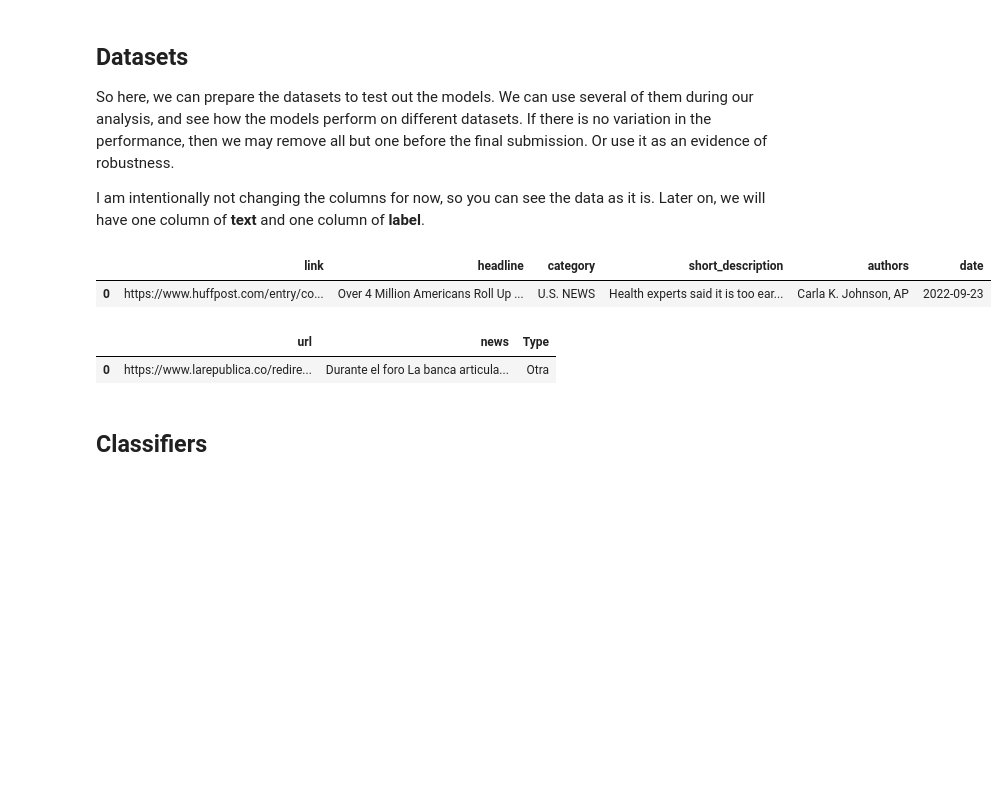
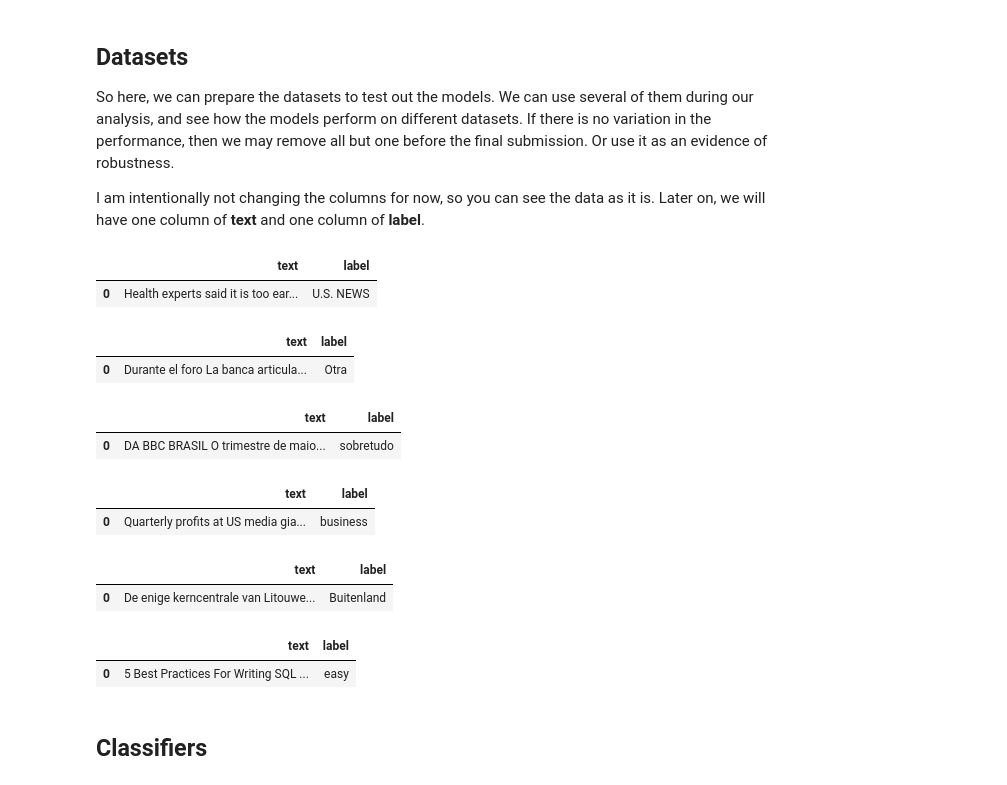
Before and after one commit to fds-2022-repo/final-project, a Jupyter notebook: main.ipynb, the cells around one changed output. Drawn from its saved outputs; the diff is of its cells as text; code cells hidden in the pictures; blank space fills up the shorter version.

Commit message:
Update
Added new data and some visualizations

```diff
--- a/main.ipynb
+++ b/main.ipynb
@@ -18,16 +18,56 @@ So here, we can prepare the datasets to test out the models. We can use several
 
 I am intentionally not changing the columns for now, so you can see the data as it is. Later on, we will have one column of **text** and one column of **label**.
 # %%
-# Data from Huffington Post, no null values
-huff_post = pd.read_json('data/huff_post.json', lines=True)
-huff_post.head(1)
+# Dataset 1 from Huffington Post
+huffpost = pd.read_json('data/huff_post.json', lines=True).dropna().reset_index()
+huffpost = huffpost[['short_description', 'category']]
+huffpost.columns = ['text', 'label']
+huffpost.head(1)
 # %% [output]
-|  | link | headline | category | short_description | authors | date |
-| 0 | https://www.huffpost.com/entry/co... | Over 4 Million Americans Roll Up ... | U.S. NEWS | Health experts said it is too ear... | Carla K. Johnson, AP | 2022-09-23 |
+|  | text | label |
+| 0 | Health experts said it is too ear... | U.S. NEWS |
 # %%
-# Data from Bancolombia, no null values
-bancolombia = pd.read_csv('data/bancolombia.csv')
+# Dataset 2 from Bancolombia
+bancolombia = pd.read_csv('data/bancolombia.csv').dropna().reset_index()
+bancolombia = bancolombia[['news', 'Type']]
+bancolombia.columns = ['text', 'label']
 bancolombia.head(1)
 # %% [output]
-|  | url | news | Type |
-| 0 | https://www.larepublica.co/redire... | Durante el foro La banca articula... | Otra |
+|  | text | label |
+| 0 | Durante el foro La banca articula... | Otra |
+# %%
+# Dataset 3 from Folha de Sao Paulo
+folha = pd.read_csv('data/folha.csv').dropna().reset_index()
+folha = folha[['text', 'category']]
+folha.columns = ['text', 'label']
+folha.head(1)
+# %% [output]
+|  | text | label |
+| 0 | DA BBC BRASIL O trimestre de maio... | sobretudo |
+# %%
+# Dataset 4 from BBC, no null values
+bbc = pd.read_csv('data/bbc.csv').dropna().reset_index()
+bbc = bbc[['content', 'category']]
+bbc.columns = ['text', 'label']
+bbc.head(1)
+# %% [output]
+|  | text | label |
+| 0 | Quarterly profits at US media gia... | business |
+# %%
+# Dataset 4 from NOS, no null values
+nos = pd.read_csv('data/nos.csv').dropna().reset_index()
+nos = nos[['content', 'category']]
+nos.columns = ['text', 'label']
+nos.head(1)
+# %% [output]
+|  | text | label |
+| 0 | De enige kerncentrale van Litouwe... | Buitenland |
+# %%
+# Dataset 5 from Geeks4Geeks, no null values
+geeks4geeks = pd.read_csv('data/geeks4geeks.csv').dropna().reset_index()
+geeks4geeks = geeks4geeks[['title', 'category']]
+geeks4geeks.columns = ['text', 'label']
+geeks4geeks.head(1)
+# %% [output]
+|  | text | label |
+| 0 | 5 Best Practices For Writing SQL ... | easy |
```
Also changed, not shown: parts of 18 cells of this notebook, 9 other files.
